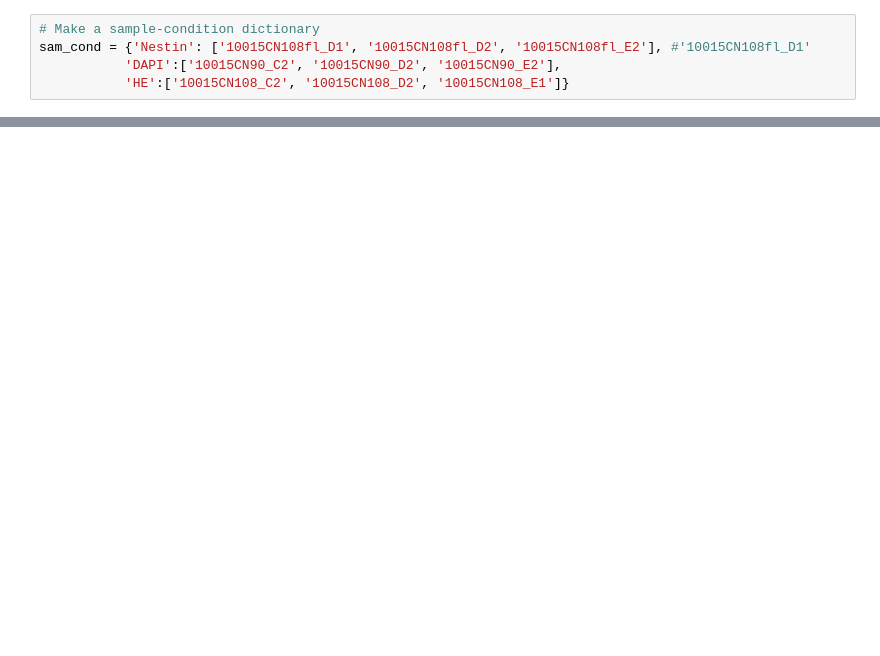
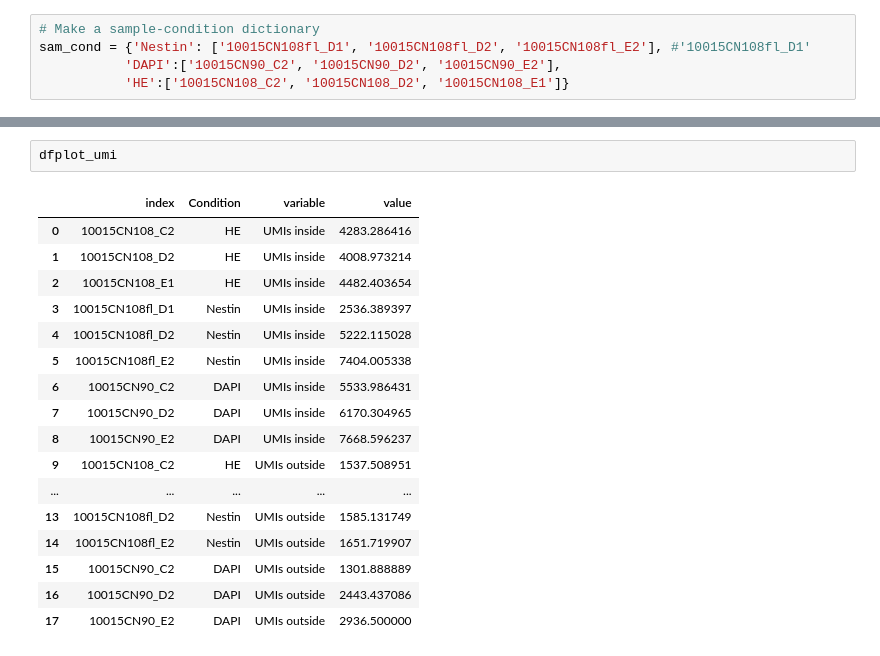
Before and after one commit to klarman-cell-observatory/sm-omics, a Jupyter notebook: smomics_performance/Sm-omics_genes_and_umis_per_spot_stainings_all_spots.ipynb, the cells around one changed output, grey strips where cells are left out. Drawn from its saved outputs; the diff is of its cells as text; blank space fills up the shorter version.

```diff
--- a/smomics_performance/Sm-omics_genes_and_umis_per_spot_stainings_all_spots.ipynb
+++ b/smomics_performance/Sm-omics_genes_and_umis_per_spot_stainings_all_spots.ipynb
@@ -434,0 +438,20 @@ plt.savefig("../../figures/SM_ST_UMIs_stainings.pdf", transparent=True, bbox_inc
+# %%
+dfplot_umi
+# %% [output]
+|  | index | Condition | variable | value |
+| 0 | 10015CN108_C2 | HE | UMIs inside | 4283.286416 |
+| 1 | 10015CN108_D2 | HE | UMIs inside | 4008.973214 |
+| 2 | 10015CN108_E1 | HE | UMIs inside | 4482.403654 |
+| 3 | 10015CN108fl_D1 | Nestin | UMIs inside | 2536.389397 |
+| 4 | 10015CN108fl_D2 | Nestin | UMIs inside | 5222.115028 |
+| 5 | 10015CN108fl_E2 | Nestin | UMIs inside | 7404.005338 |
+| 6 | 10015CN90_C2 | DAPI | UMIs inside | 5533.986431 |
+| 7 | 10015CN90_D2 | DAPI | UMIs inside | 6170.304965 |
+| 8 | 10015CN90_E2 | DAPI | UMIs inside | 7668.596237 |
+| 9 | 10015CN108_C2 | HE | UMIs outside | 1537.508951 |
+| ... | ... | ... | ... | ... |
+| 13 | 10015CN108fl_D2 | Nestin | UMIs outside | 1585.131749 |
+| 14 | 10015CN108fl_E2 | Nestin | UMIs outside | 1651.719907 |
+| 15 | 10015CN90_C2 | DAPI | UMIs outside | 1301.888889 |
+| 16 | 10015CN90_D2 | DAPI | UMIs outside | 2443.437086 |
+| 17 | 10015CN90_E2 | DAPI | UMIs outside | 2936.500000 |
```
Also changed, not shown: parts of 7 cells of this notebook, 10 other files.
